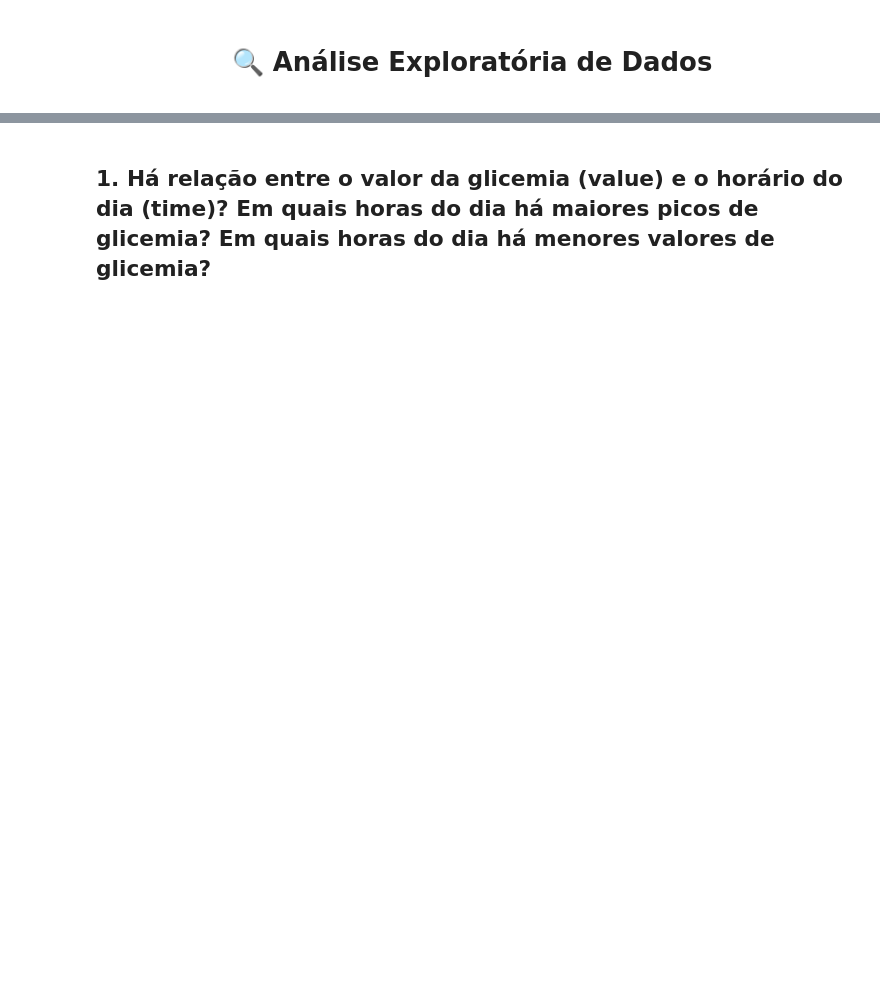
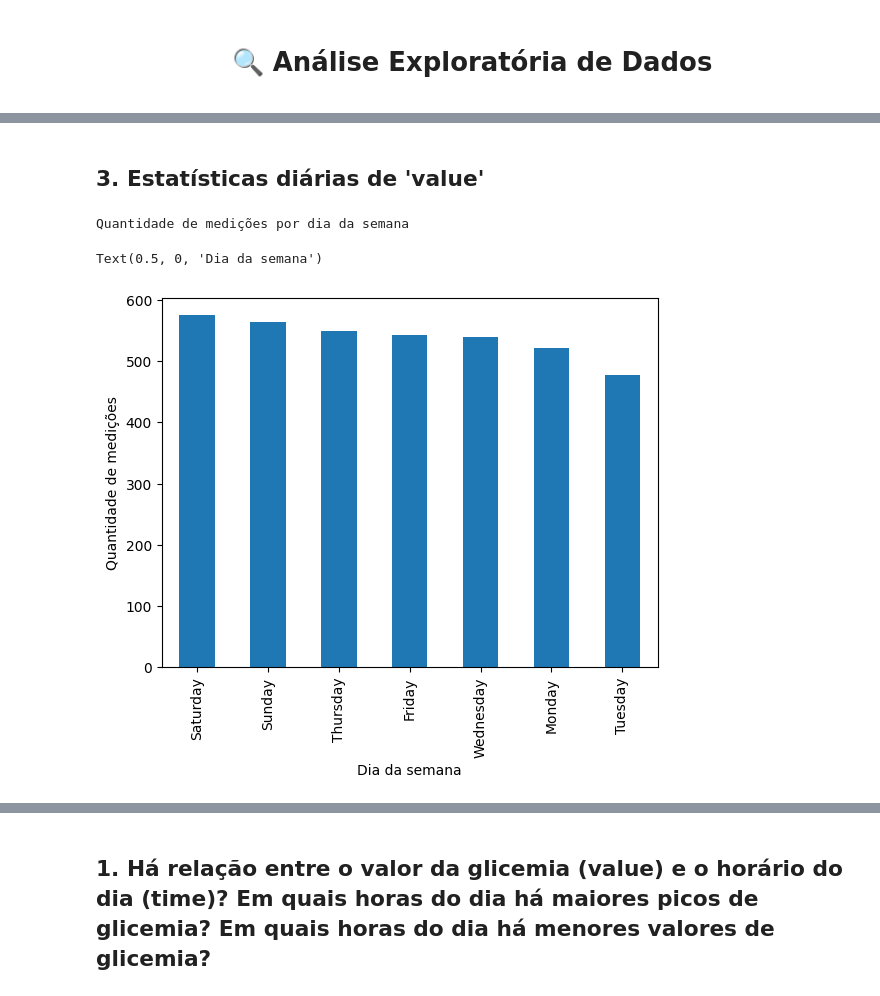
Before and after one commit to teco-insights/continuous-glucose-monitoring, a Jupyter notebook: continuous_glucose_monitoring1.ipynb, the cells around one changed output, grey strips where cells are left out. Cells and saved outputs as stored; diff of their text form; code cells hidden in the pictures; blank space fills up the shorter version.

```diff
--- a/continuous_glucose_monitoring1.ipynb
+++ b/continuous_glucose_monitoring1.ipynb
@@ -399,5 +356,11 @@ plt.xlabel('Glicose (mg/dL)')
+# %% [markdown]
+## 3. Estatísticas diárias de 'value'
 # %%
 print('Quantidade de medições por dia da semana')
-df_est['weekday'].value_counts().plot.bar()
+df_raw['weekday'].value_counts().plot.bar()
 plt.ylabel('Quantidade de medições')
 plt.xlabel('Dia da semana')
+# %% [output]
+Quantidade de medições por dia da semana
+Text(0.5, 0, 'Dia da semana')
+[figure, added]
```
Also changed, not shown: parts of 35 cells of this notebook, 2 other files.
